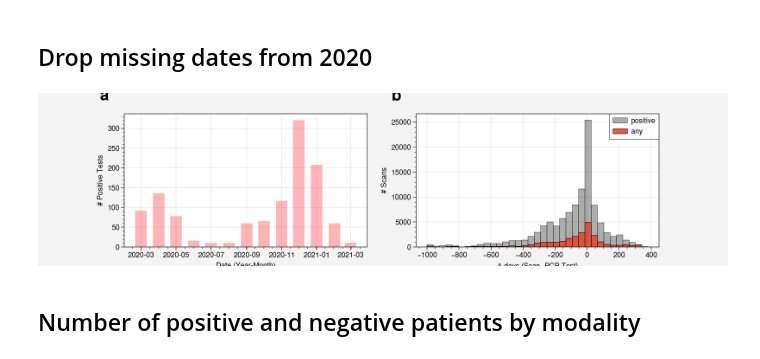
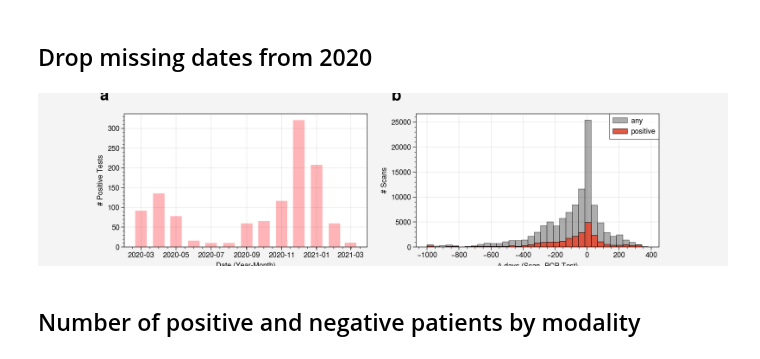
Before and after one commit to Kiril94/Thesis, a Jupyter notebook: cobra/ds_notebooks/general_stats_clean.ipynb, the cells around one changed output. Saved outputs shown, nothing was run; the diff lists cells and outputs as text; code cells hidden in the pictures.

```diff
--- a/cobra/ds_notebooks/general_stats_clean.ipynb
+++ b/cobra/ds_notebooks/general_stats_clean.ipynb
@@ -74,26 +74,26 @@ with open(join(table_dir, 'bin_edges.pkl'), 'rb') as f:
 # %%
 #mpl.rcParams['figure.dpi'] = 100
 #fig = pplt.figure(figsize=(4,3))
 #ax = fig.subplot(xlabel='x axis', ylabel='y axis')
 fig, ax = plt.subplots(1,2 ,figsize=(12,3))
 #dfc.days_since_test.hist(ax=ax[1], bins=50, color=colors[6])
 ax[1].bar(x=bin_edges[:-1], height=all_counts, width=np.diff(bin_edges),
-    align='edge', fc=colors[3], ec='black', alpha=.6, label='positive')
+    align='edge', fc=colors[3], ec='black', alpha=.6, label='any')
 ax[1].bar(x=bin_edges[:-1], height=pos_counts, width=np.diff(bin_edges),
-    align='edge', fc=colors[0], ec='black',alpha=.9, label='any')
+    align='edge', fc=colors[0], ec='black',alpha=.9, label='positive')
 ax[1].legend()
 ax[1].set_xlabel(r'$\Delta$'+' days (Scan- PCR Test)')
 ax[1].set_ylabel('# Scans')
 for i, a in enumerate(ax):
     a.text(-0.1, 1.1, string.ascii_lowercase[i], transform=a.transAxes,
             size=20, weight='bold')
 ax[0].bar(test_df.index, test_df.PatientID, width=20, color=colors[6])
 ax[0].set_xlabel('Date (Year-Month)')
 ax[0].set_ylabel('# Positive Tests')
 #fig.tight_layout()
 fig.savefig(join(fig_dir, 'basic_stats', 'days_since_test_pos_tests.png'), dpi=1000, bbox_inches='tight')
 # %% [output]
-[figure, old version]
+[figure, new version]
 # %% [markdown]
 ## Number of positive and negative patients by modality
 # %%
```
Also changed, not shown: 1 other file.
